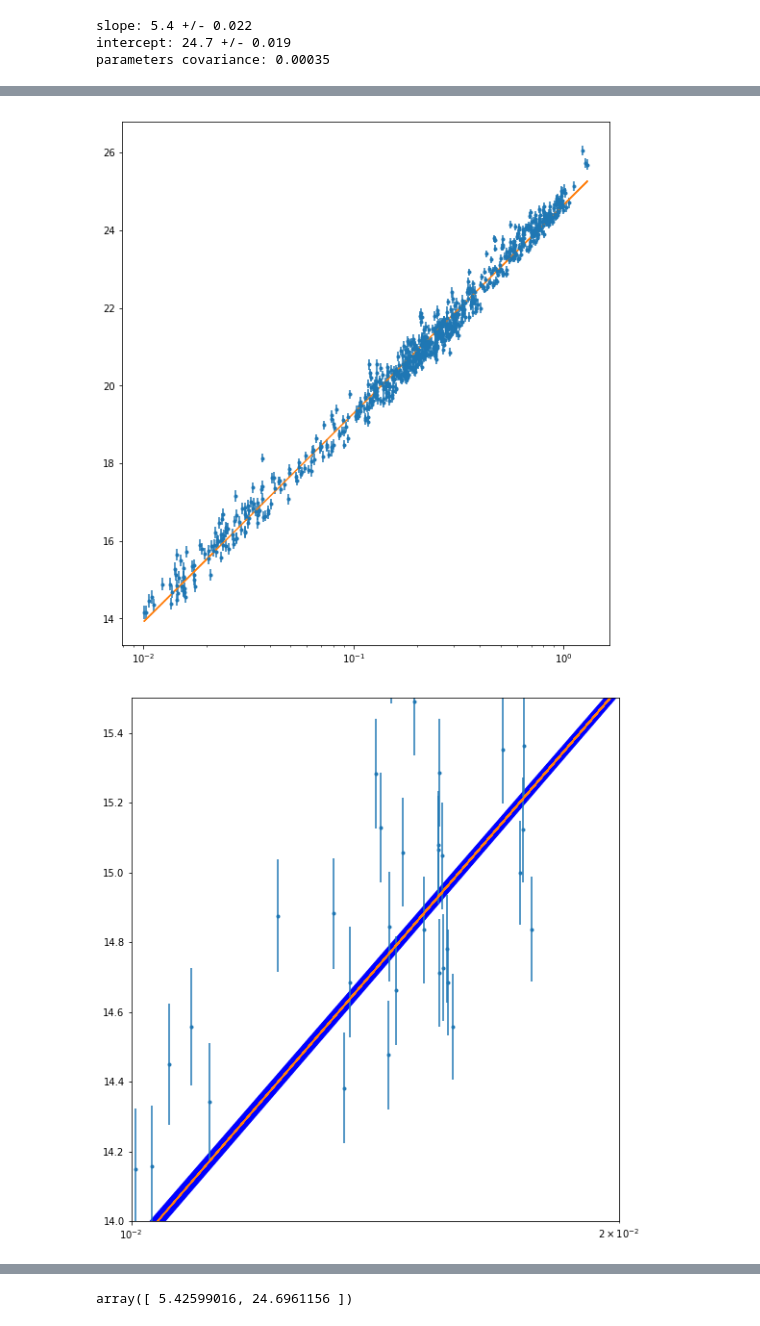
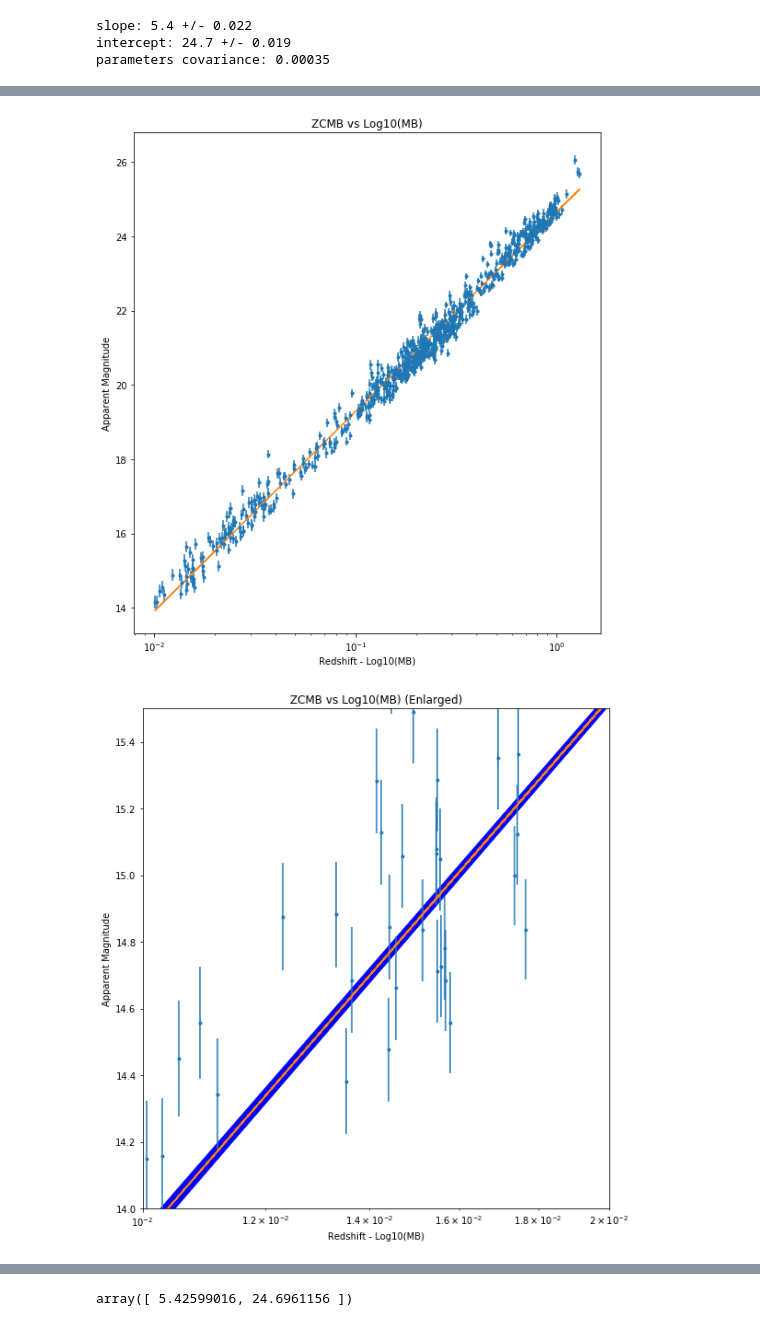
Before and after one commit to exalteded/DSPS_MRichardson, a Jupyter notebook: HW6/HW6_graded.ipynb, the cells around one changed output, grey strips where cells are left out. Drawn from its saved outputs; the diff is of its cells as text; code cells hidden in the pictures.

```diff
--- a/HW6/HW6_graded.ipynb
+++ b/HW6/HW6_graded.ipynb
@@ -216,25 +213,32 @@ pl.xscale('log')
 # %%
 pl.figure(figsize = (20,10))
 pl.subplot(121)
 pl.errorbar(jla.zcmb, jla.mb, yerr = jla.dmb, fmt = ".")
 pl.plot(jla.zcmb, logfit(jla.zcmb, lopt[0], lopt[1]), "-")
+pl.xlabel('Redshift - Log10(MB)')
+pl.ylabel('Apparent Magnitude')
+pl.title('ZCMB vs Log10(MB)')
 pl.xscale('log')
 
 pl.show()
 
 
 pl.figure(figsize=(20,10))
 pl.subplot(122)
 pl.errorbar(jla.zcmb, jla.mb, yerr = jla.dmb, fmt = '.')
 pl.plot(jla.zcmb, logfit(jla.zcmb, lopt[0], lopt[1]), "-")
 pl.fill_between(jla.zcmb[sort],
                logfit(jla.zcmb[sort], lopt[0] + lcov[0][0]**0.5, lopt[1] + lcov[1][1]**0.5),
                logfit(jla.zcmb[sort], lopt[0] - lcov[0][0]**0.5, lopt[1] - lcov[1][1]**0.5), color='B1')
 
+pl.xlabel('Redshift - Log10(MB)')
+pl.ylabel('Apparent Magnitude')
+pl.title('ZCMB vs Log10(MB) (Enlarged)')
+pl.xscale('log')
 pl.xscale('log')
 pl.ylim((14, 15.5))
 pl.xlim((0.01,0.02))
 pl.show()
 # %% [output]
-[figure, old version]
+[figure, new version]
-[figure, old version]
+[figure, new version]
```
Also changed, not shown: parts of 31 cells of this notebook.
